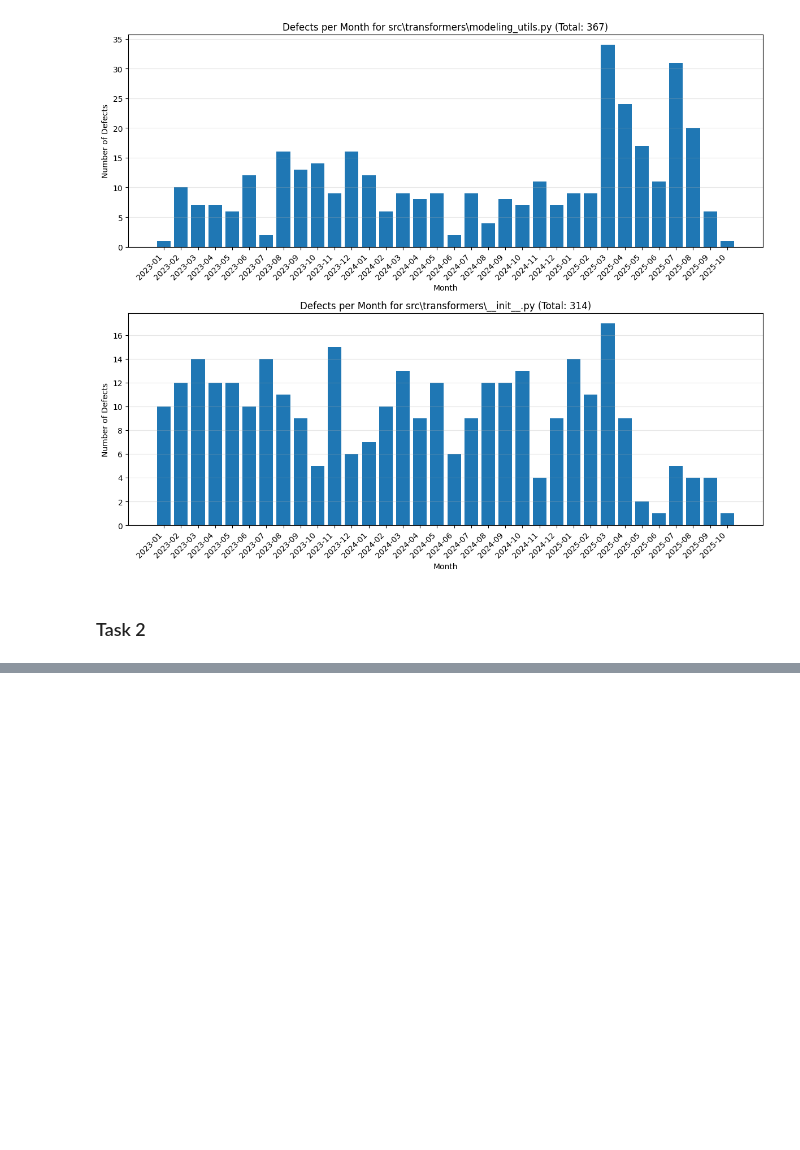
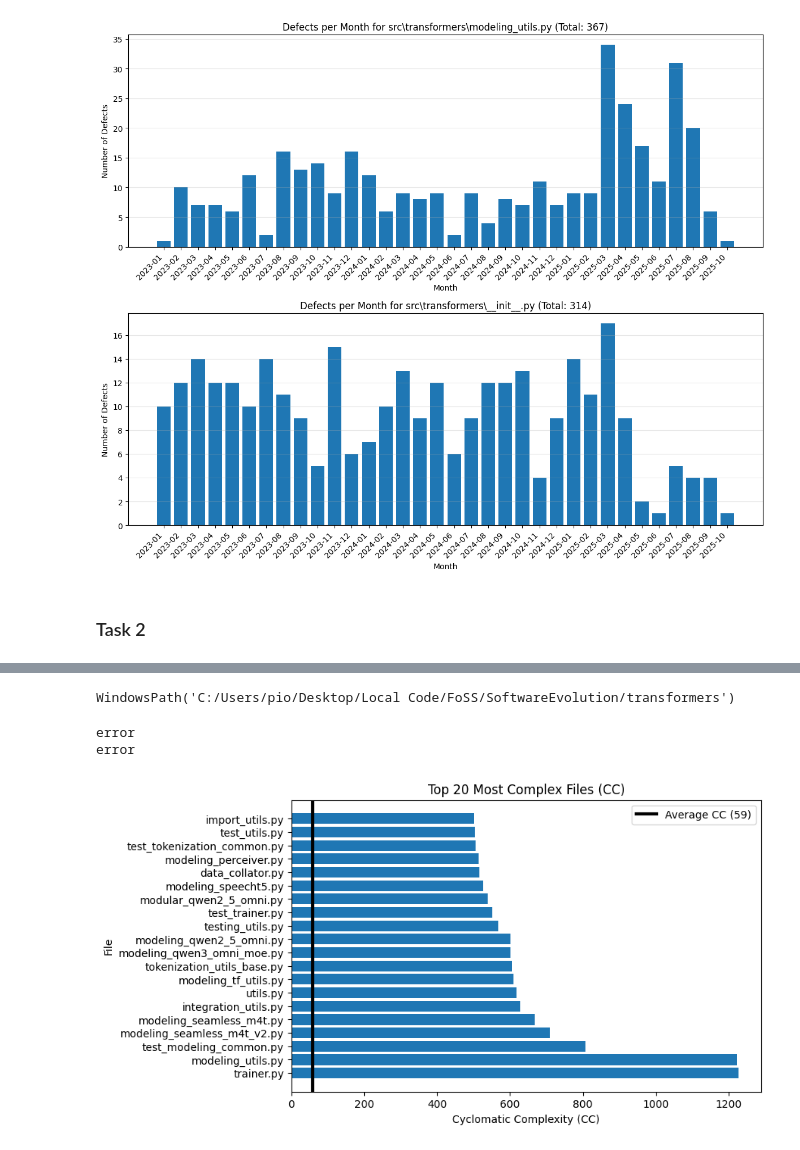
Before and after one commit to Colbae/SoSy-assignement-part-1, a Jupyter notebook: fss_se_assignment.ipynb, the cells around one changed output, grey strips where cells are left out. Drawn from its saved outputs; the diff is of its cells as text; code cells hidden in the pictures; blank space fills up the shorter version.

```diff
--- a/fss_se_assignment.ipynb
+++ b/fss_se_assignment.ipynb
@@ -129,0 +133,14 @@ Finished processing.
+# %%
+import os
+from pathlib import Path
+from radon.raw import analyze
+from radon.complexity import cc_visit
+import pandas as pd
+import numpy as np
+import matplotlib.pyplot as plt
+
+# Here we assume that the transormers repo was cloned into the parent folder
+repo = Path("..")/"transformers"
+repo.resolve()
+# %% [output]
+WindowsPath('C:/Users/pio/Desktop/Local Code/FoSS/SoftwareEvolution/transformers')
@@ -129,0 +181,21 @@ Finished processing.
+# %%
+# Calculating CC and LoC Dataframe
+df = calculate_complexity_path(repo_path=repo)
+# %% [output]
+error
+error
+# %%
+top20 = df.sort_values("CC", ascending=False).head(20)
+average_cc = df["CC"].mean()
+
+plt.figure(figsize=(8, 5))
+plt.barh(top20["file_name"],top20["CC"],)
+plt.axvline(average_cc,color="black",linewidth=3,label=f"Average CC ({average_cc:.0f})")
+
+plt.xlabel("Cyclomatic Complexity (CC)")
+plt.ylabel("File")
+plt.title("Top 20 Most Complex Files (CC)")
+plt.legend()
+plt.show()
+# %% [output]
+[figure, added]
```
Also changed, not shown: parts of 4 cells of this notebook, 4 other files.
